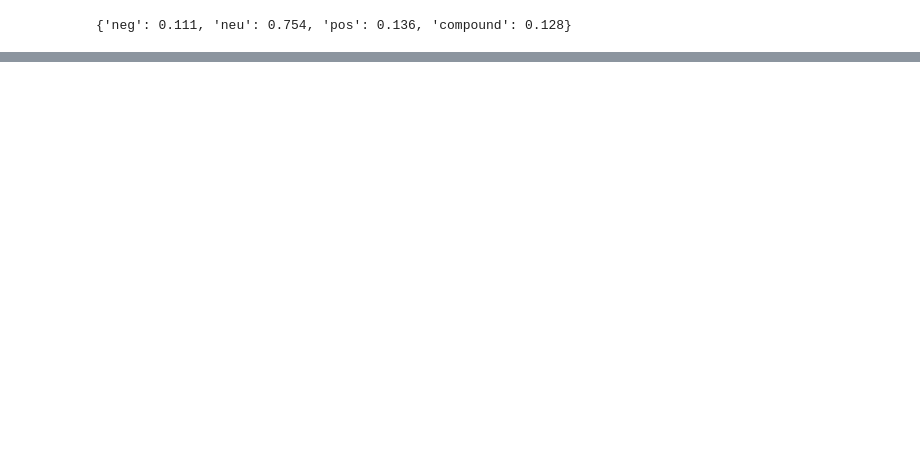
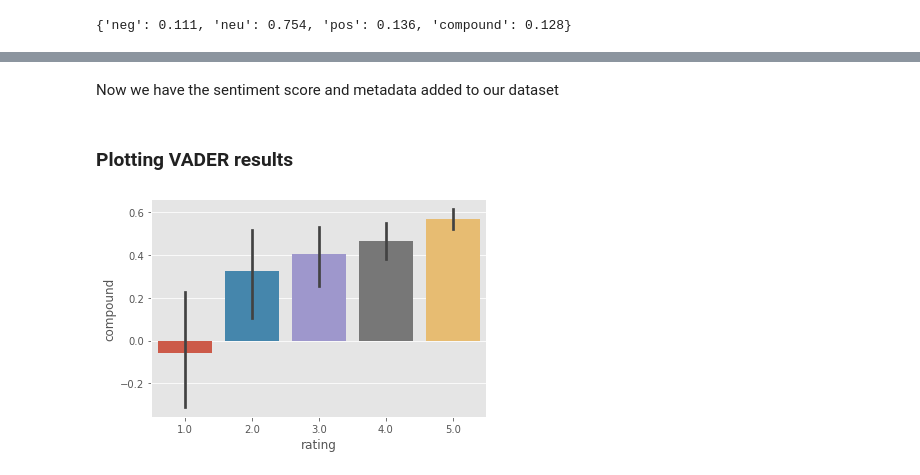
Before and after one commit to davidwong19/cronos-sentiment-analyse, a Jupyter notebook: SA_Cronos_Rehtse/sa_cronos.ipynb, the cells around one changed output, grey strips where cells are left out. Saved outputs shown, nothing was run; the diff lists cells and outputs as text; code cells hidden in the pictures; blank space fills up the shorter version.

```diff
--- a/SA_Cronos_Rehtse/sa_cronos.ipynb
+++ b/SA_Cronos_Rehtse/sa_cronos.ipynb
@@ -163,0 +180,6 @@ sia.polarity_scores(example)
+# %%
+results = {}
+for i, row in tqdm(df.iterrows(), total=len(df)):
+    text = row['opinion']
+    my_id = row['id']
+    results[my_id] = sia.polarity_scores(text)
@@ -163,0 +188,4 @@ sia.polarity_scores(example)
+# %%
+vaders = pd.DataFrame(results).T # flipping the dataset
+vaders = vaders.reset_index().rename(columns={'index': 'id'})
+vaders = vaders.merge(df, how='left')
@@ -163,0 +201,10 @@ sia.polarity_scores(example)
+# %% [markdown]
+Now we have the sentiment score and metadata added to our dataset
+# %% [markdown]
+### Plotting VADER results
+# %%
+sns.barplot(data=vaders, x='rating', y='compound')
+ax.set_title('Compound score by Rating')
+plt.show()
+# %% [output]
+[figure, added]
```
Also changed, not shown: parts of 25 cells of this notebook.
